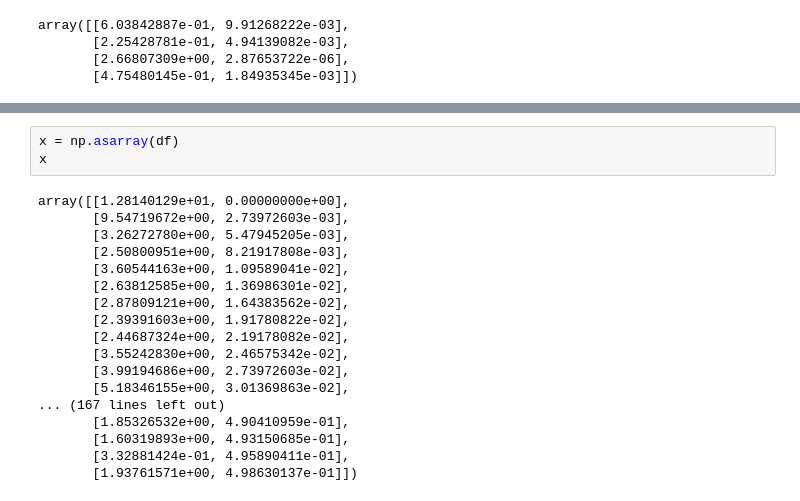
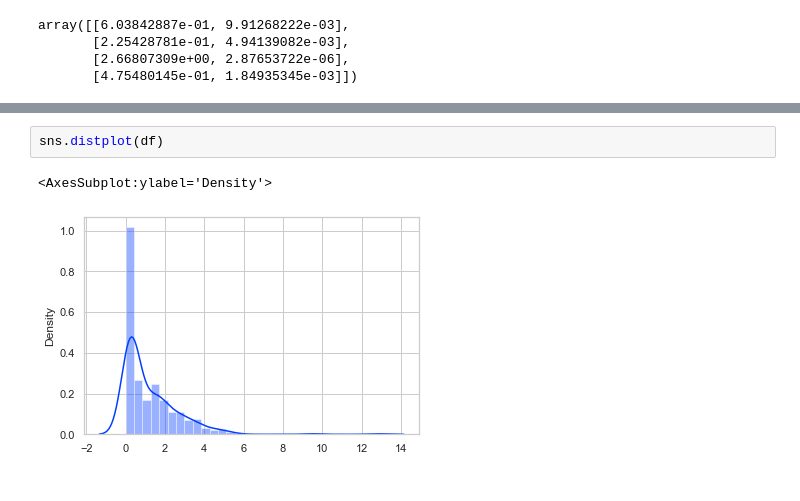
Before and after one commit to algoasylum/SatelliteImageAnalysis, a Jupyter notebook: GMM/GMM frequency.ipynb, the cells around one changed output, grey strips where cells are left out. Drawn from its saved outputs; the diff is of its cells as text.

```diff
--- a/GMM/GMM frequency.ipynb
+++ b/GMM/GMM frequency.ipynb
@@ -175,21 +100,5 @@ array([[ 7.43303282,  7.00748364],
-# %%
-x = np.asarray(df)
-x
-# %% [output]
-array([[1.28140129e+01, 0.00000000e+00],
-       [9.54719672e+00, 2.73972603e-03],
-       [3.26272780e+00, 5.47945205e-03],
-       [2.50800951e+00, 8.21917808e-03],
-       [3.60544163e+00, 1.09589041e-02],
-       [2.63812585e+00, 1.36986301e-02],
-       [2.87809121e+00, 1.64383562e-02],
-       [2.39391603e+00, 1.91780822e-02],
-       [2.44687324e+00, 2.19178082e-02],
-       [3.55242830e+00, 2.46575342e-02],
-       [3.99194686e+00, 2.73972603e-02],
-       [5.18346155e+00, 3.01369863e-02],
-... (167 lines left out)
-       [1.85326532e+00, 4.90410959e-01],
-       [1.60319893e+00, 4.93150685e-01],
-       [3.32881424e-01, 4.95890411e-01],
-       [1.93761571e+00, 4.98630137e-01]])
+# %%
+sns.distplot(df)
+# %% [output]
+<AxesSubplot:ylabel='Density'>
+[figure, added]
```
Also changed, not shown: parts of 4 cells of this notebook, 4 other files.
